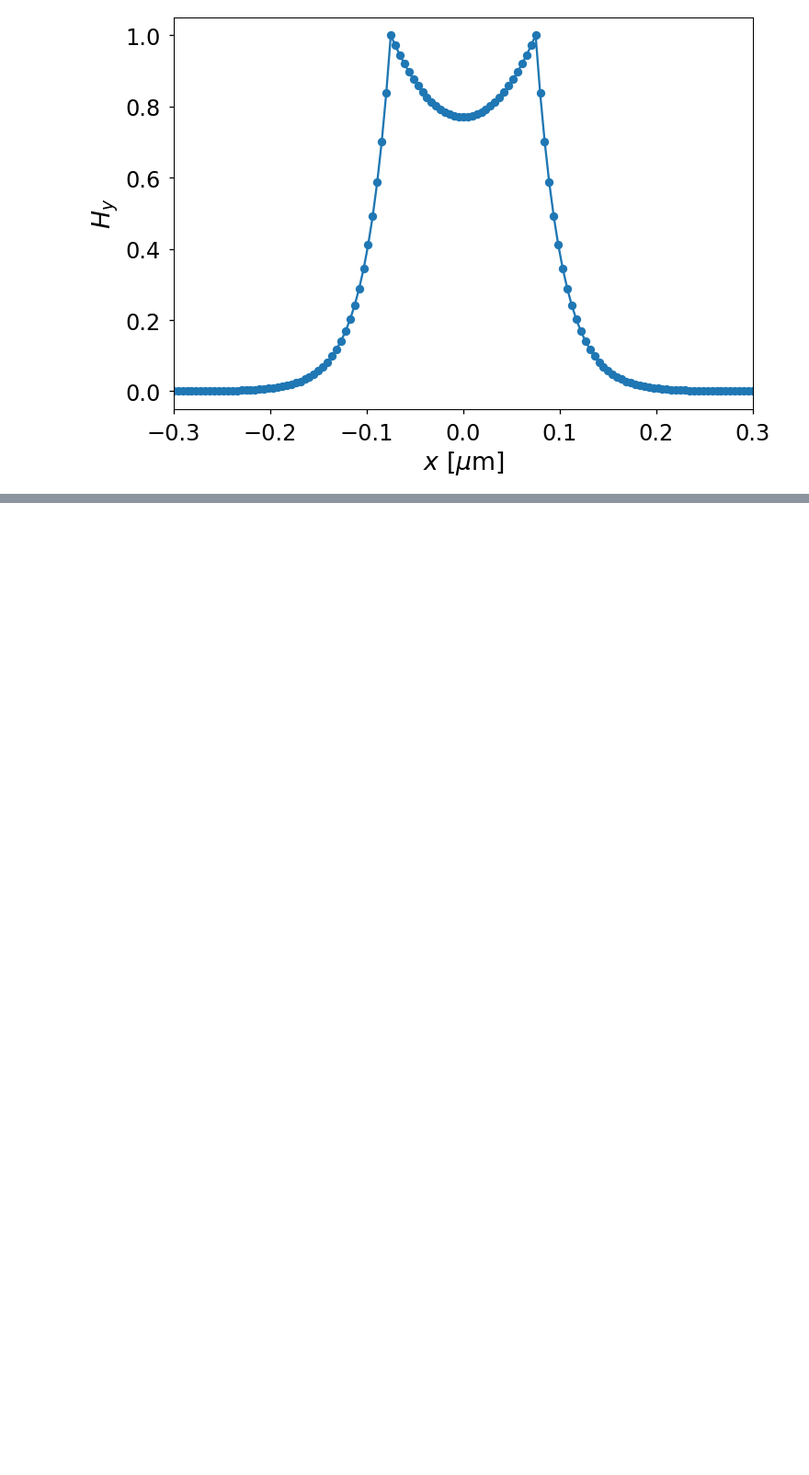
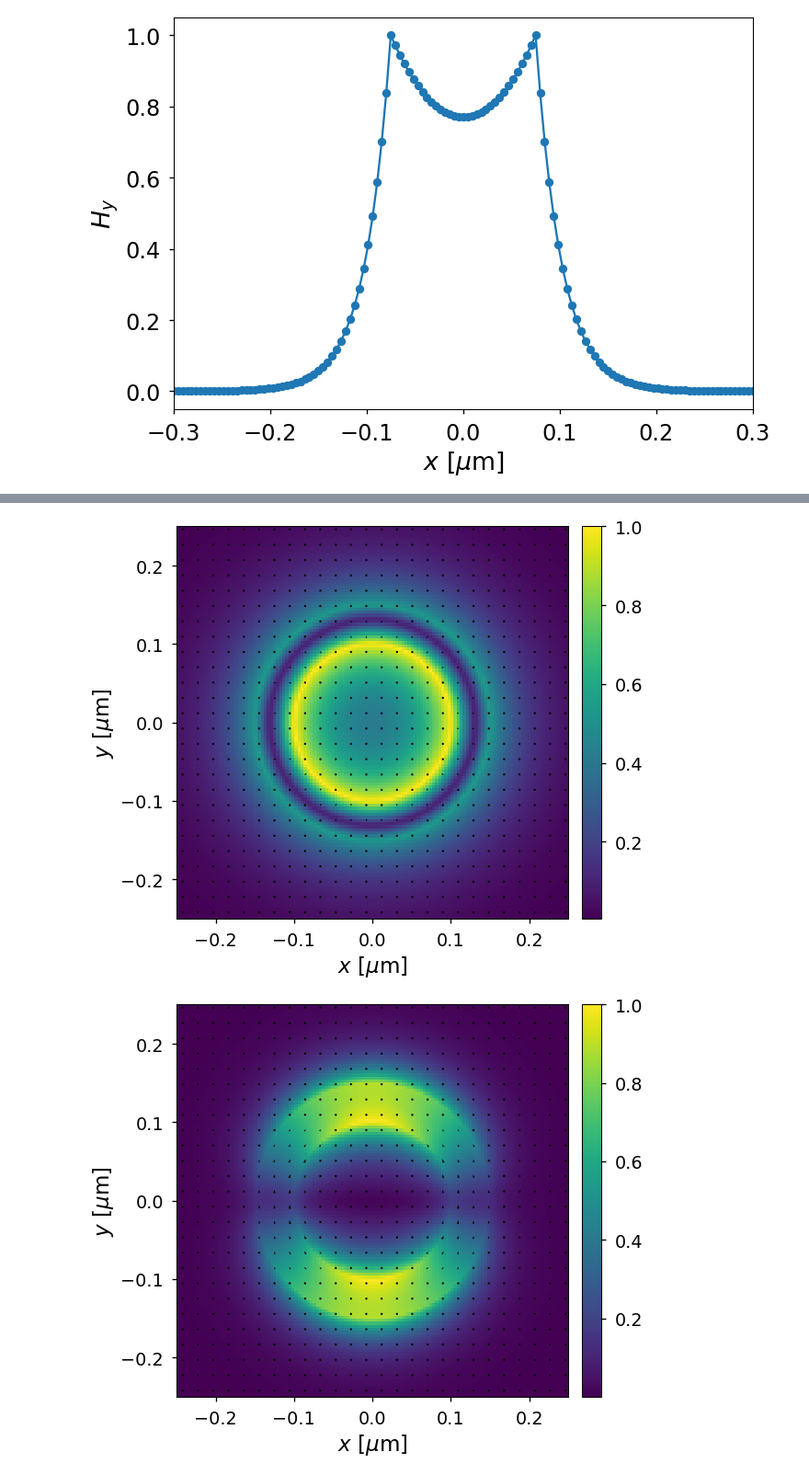
Before and after one commit to mnishida/PyMWM, a Jupyter notebook: docs/notebooks/00_tutorial.ipynb, the cells around one changed output, grey strips where cells are left out. Shown at 92% size. Drawn from its saved outputs; the diff is of its cells as text; code cells hidden in the pictures; blank space fills up the shorter version.

```diff
--- a/docs/notebooks/00_tutorial.ipynb
+++ b/docs/notebooks/00_tutorial.ipynb
@@ -150,0 +192,11 @@ wg2.plot_h_field_on_x_axis(w, dir='h', alpha=('M', 0, 1), comp='y')
+# %%
+wl = 0.6
+w = 2 * np.pi / wl
+wg1.plot_h_field(w, dir='v', alpha=('E', 0, 1))
+wg1.plot_h_field(w, dir='h', alpha=('E', 1, 1))
+wg1.plot_h_field(w, dir='h', alpha=('E', 2, 1))
+wg1.plot_h_field(w, dir='h', alpha=('E', 3, 1))
+wg1.plot_h_field(w, dir='h', alpha=('M', 0, 1))
+# %% [output]
+[figure, added]
+[figure, added]
```
Also changed, not shown: parts of 5 cells of this notebook, 23 other files.
